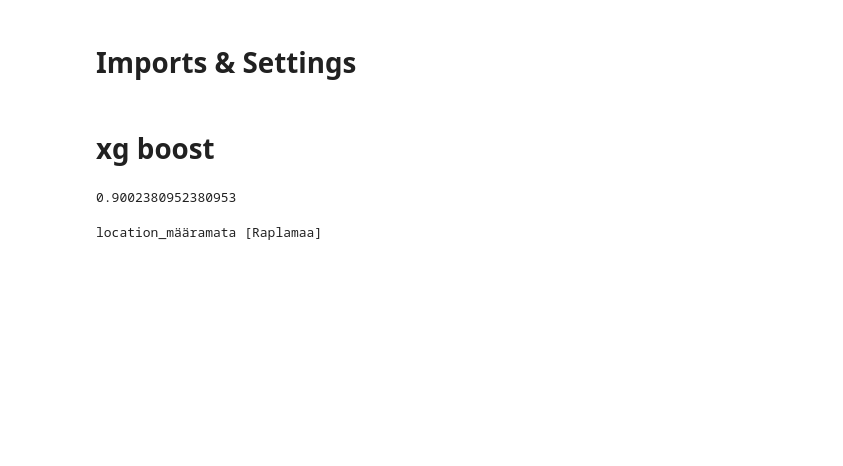
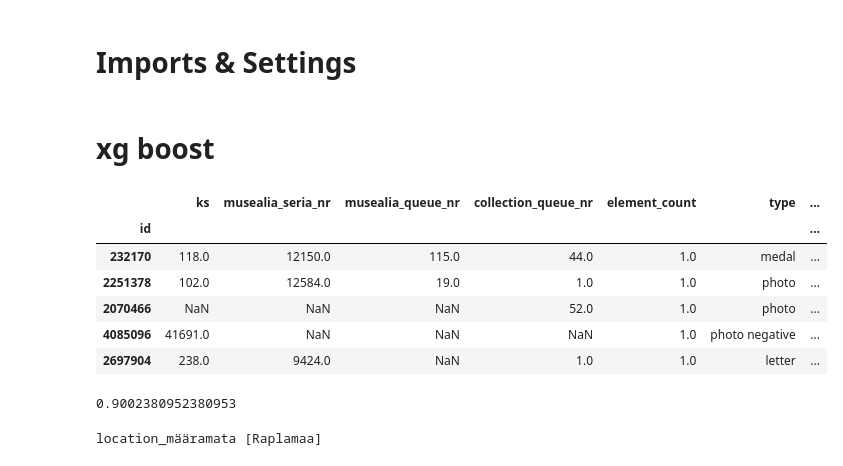
Before and after one commit to tillwenke/museum_item_classification, a Jupyter notebook: xgboost.ipynb, the cells around one changed output. Drawn from its saved outputs; the diff is of its cells as text; code cells hidden in the pictures; blank space fills up the shorter version.

```diff
--- a/xgboost.ipynb
+++ b/xgboost.ipynb
@@ -40,5 +40,15 @@ from sklearn.metrics import accuracy_score
 from sklearn.preprocessing import LabelEncoder
 # %%
 data = train_prep.copy()
+# %%
+data.head()
+# %% [output]
+|  | ks | musealia_seria_nr | musealia_queue_nr | collection_queue_nr | element_count | type | ... |
+| id |  |  |  |  |  |  | ... |
+| 232170 | 118.0 | 12150.0 | 115.0 | 44.0 | 1.0 | medal | ... |
+| 2251378 | 102.0 | 12584.0 | 19.0 | 1.0 | 1.0 | photo | ... |
+| 2070466 | NaN | NaN | NaN | 52.0 | 1.0 | photo | ... |
+| 4085096 | 41691.0 | NaN | NaN | NaN | 1.0 | photo negative | ... |
+| 2697904 | 238.0 | 9424.0 | NaN | 1.0 | 1.0 | letter | ... |
 # %%
 features = data.drop('type', axis=1)
```
Also changed, not shown: parts of 8 cells of this notebook, 3 other files.
